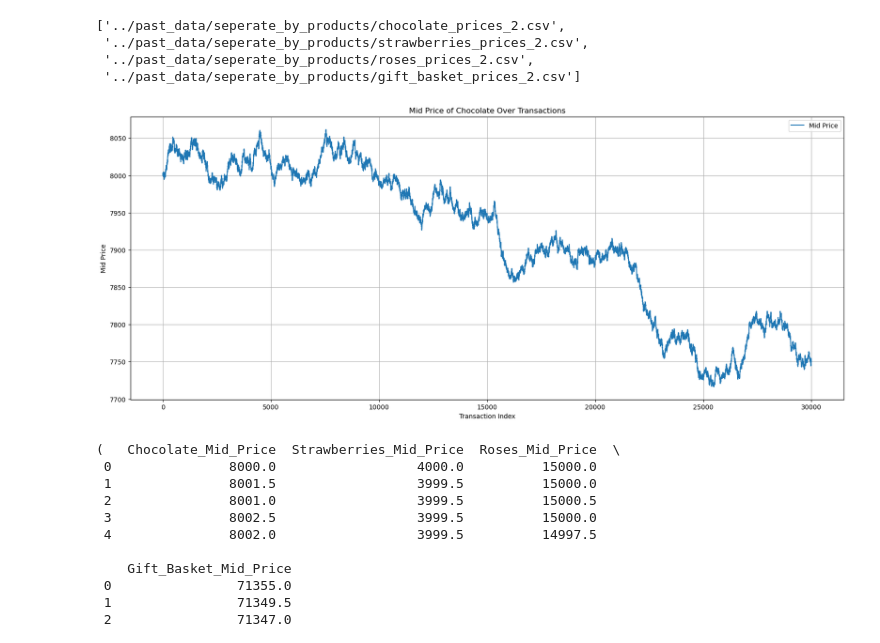
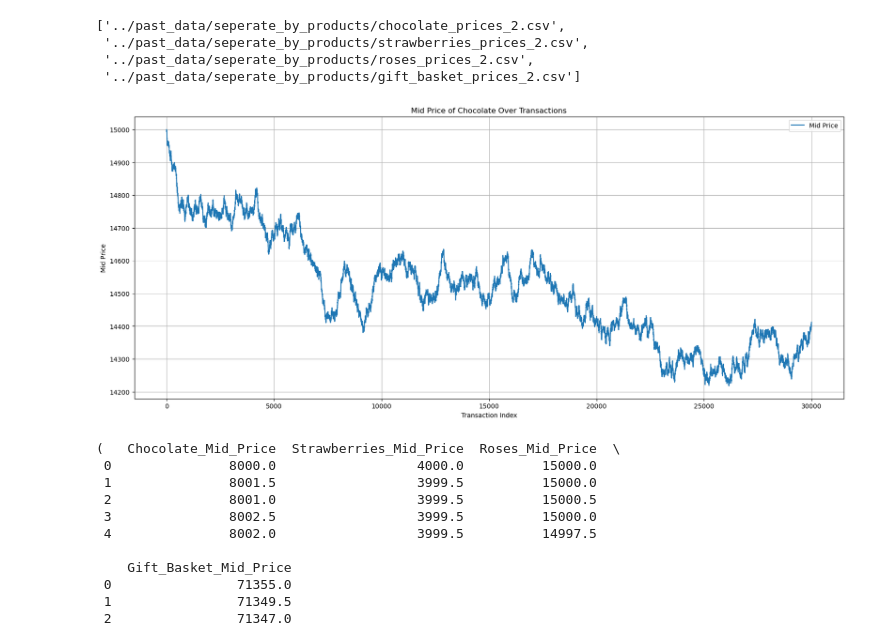
Before and after one commit to masatemma/IMC-Prosperity-MyIsland, a Jupyter notebook: round3/analysis/combine.ipynb, the cells around one changed output. Drawn from its saved outputs; the diff is of its cells as text; code cells hidden in the pictures.

```diff
--- a/round3/analysis/combine.ipynb
+++ b/round3/analysis/combine.ipynb
@@ -34,23 +34,23 @@ file_paths
 # %%
 import matplotlib.pyplot as plt
 
 # Load the new CSV file for 'chocolate_prices' to create a plot
-chocolate_data_path = '../past_data/seperate_by_products/chocolate_prices.csv'
+chocolate_data_path = '../past_data/separate_by_products/roses_prices.csv'
 chocolate_data = pd.read_csv(chocolate_data_path)
 # Display the head of the chocolate data to confirm loading and to plan the plot
 chocolate_data.head()
 
 # Plotting the data
 plt.figure(figsize=(20, 8))
 plt.plot(chocolate_data['mid_price'], label='Mid Price')
 plt.title('Mid Price of Chocolate Over Transactions')
 plt.xlabel('Transaction Index')
 plt.ylabel('Mid Price')
 plt.legend()
 plt.grid(True)
 plt.show()
 # %% [output]
-[figure, old version]
+[figure, new version]
 # %%
 # Load the CSV files for each product to access the 'mid_price' column
 chocolate_data = pd.read_csv('../past_data/separate_by_products/chocolate_prices.csv')
```
Also changed, not shown: parts of 1 cell of this notebook, 25 other files.
